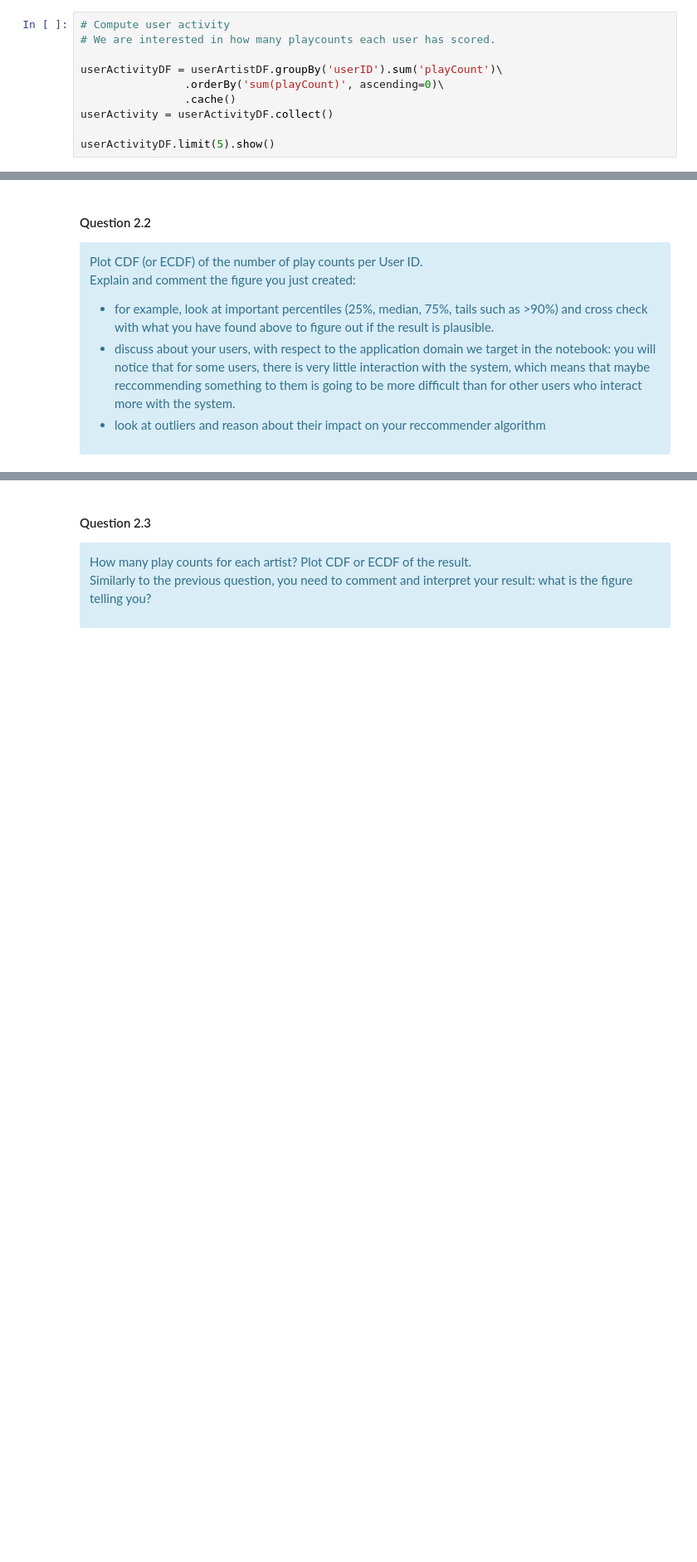
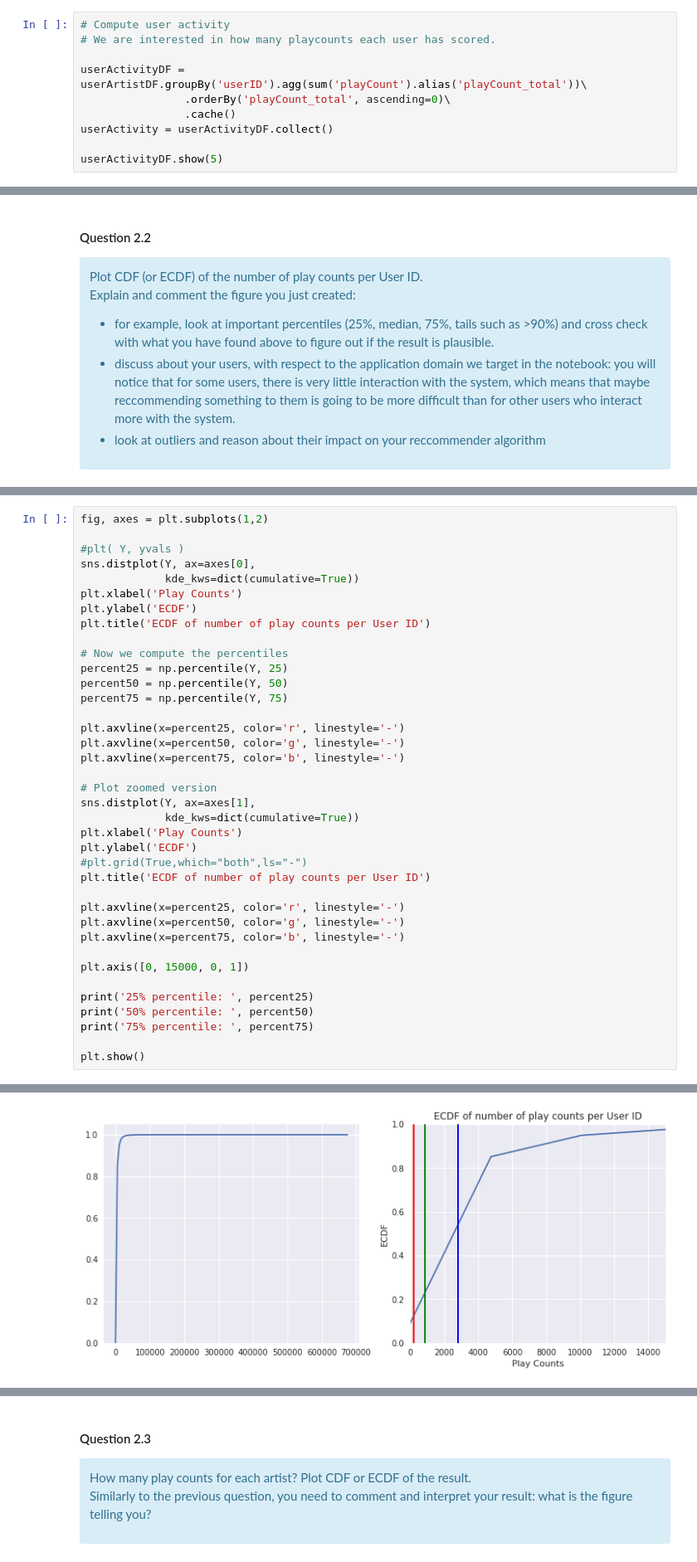
Before and after one commit to sgiammy/AML-course, a Jupyter notebook: RecSys.ipynb, the cells around one changed output, grey strips where cells are left out. Shown at 83% size. Saved outputs shown, nothing was run; the diff lists cells and outputs as text; blank space fills up the shorter version.

```diff
--- a/RecSys.ipynb
+++ b/RecSys.ipynb
@@ -253,10 +266,10 @@ The 5 most active users are: <br>
 # Compute user activity
 # We are interested in how many playcounts each user has scored.
 
-userActivityDF = userArtistDF.groupBy('userID').sum('playCount')\
-                .orderBy('sum(playCount)', ascending=0)\
+userActivityDF = userArtistDF.groupBy('userID').agg(sum('playCount').alias('playCount_total'))\
+                .orderBy('playCount_total', ascending=0)\
                 .cache()
 userActivity = userActivityDF.collect()
 
-userActivityDF.limit(5).show()
+userActivityDF.show(5)
 # %% [output]
@@ -313,0 +316,39 @@ plt.show()
+# %%
+fig, axes = plt.subplots(1,2)
+
+#plt( Y, yvals )
+sns.distplot(Y, ax=axes[0],
+             kde_kws=dict(cumulative=True))
+plt.xlabel('Play Counts')
+plt.ylabel('ECDF')
+plt.title('ECDF of number of play counts per User ID')
+
+# Now we compute the percentiles
+percent25 = np.percentile(Y, 25)
+percent50 = np.percentile(Y, 50)
+percent75 = np.percentile(Y, 75)
+
+plt.axvline(x=percent25, color='r', linestyle='-')
+plt.axvline(x=percent50, color='g', linestyle='-')
+plt.axvline(x=percent75, color='b', linestyle='-')
+
+# Plot zoomed version
+sns.distplot(Y, ax=axes[1],
+             kde_kws=dict(cumulative=True))
+plt.xlabel('Play Counts')
+plt.ylabel('ECDF')
+#plt.grid(True,which="both",ls="-")
+plt.title('ECDF of number of play counts per User ID')
+
+plt.axvline(x=percent25, color='r', linestyle='-')
+plt.axvline(x=percent50, color='g', linestyle='-')
+plt.axvline(x=percent75, color='b', linestyle='-')
+
+plt.axis([0, 15000, 0, 1])
+
+print('25% percentile: ', percent25)
+print('50% percentile: ', percent50)
+print('75% percentile: ', percent75)
+
+plt.show()
+# %% [output]
@@ -313,0 +358 @@ plt.show()
+[figure, added]
```
Also changed, not shown: parts of 55 cells of this notebook.
